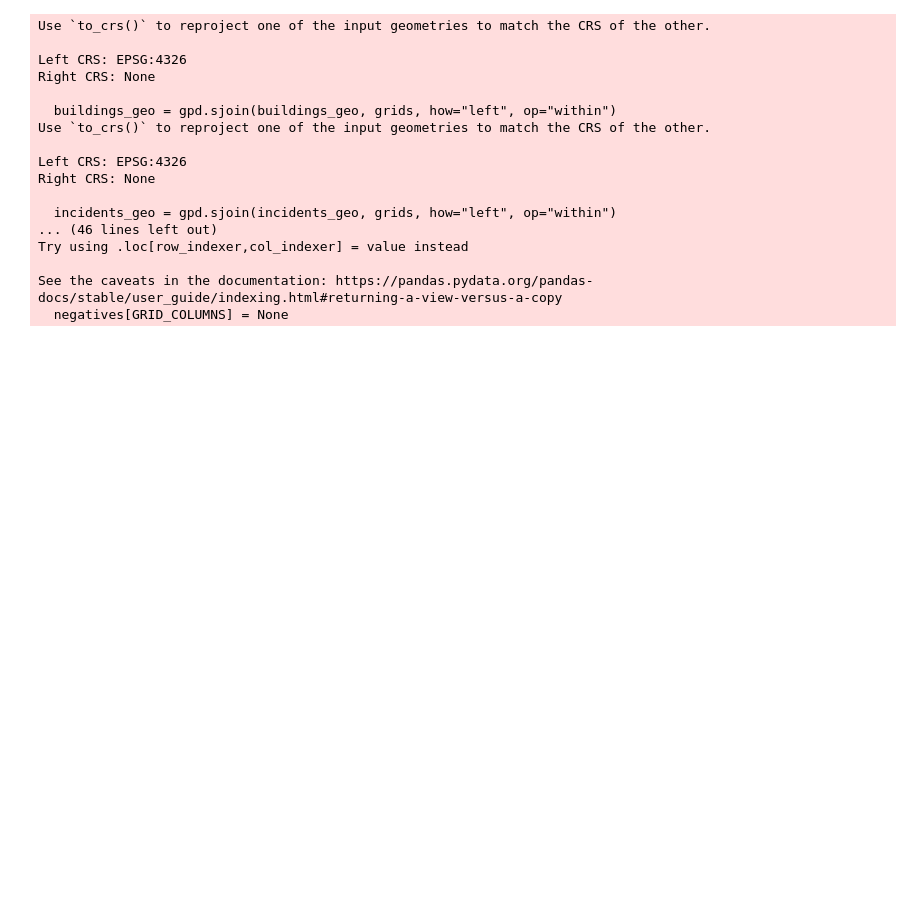
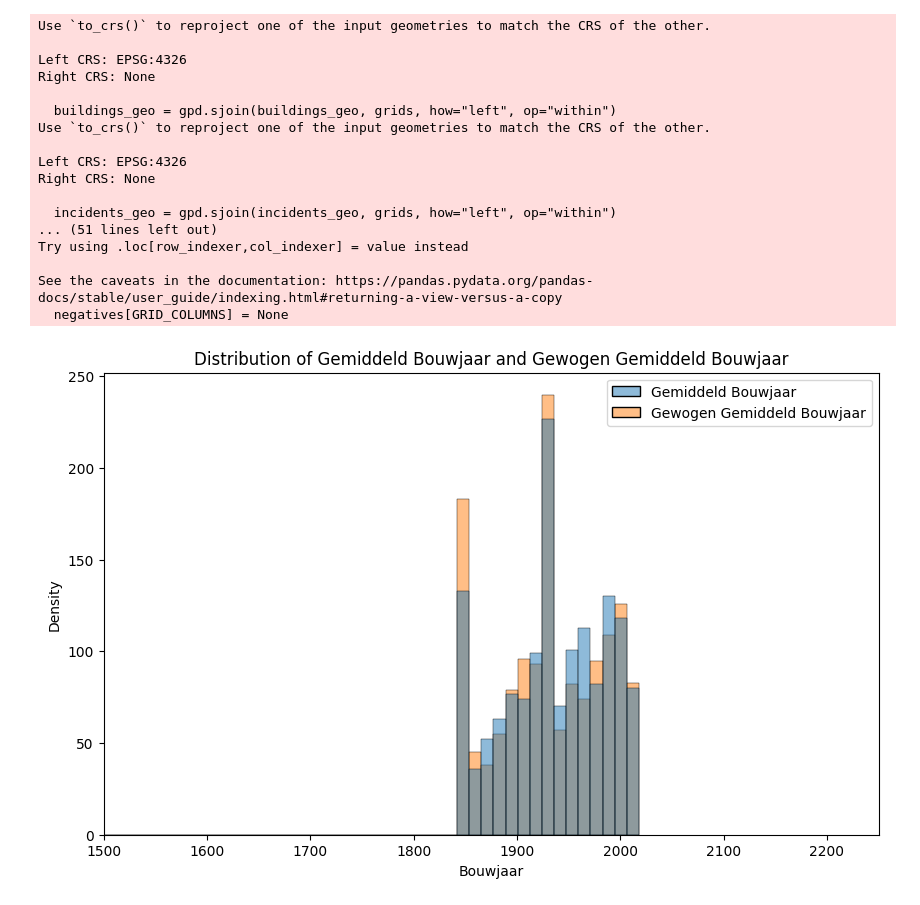
Before and after one commit to UhhBart/MSc_DSP_G2, a Jupyter notebook: create_building_set.ipynb, the cells around one changed output. Cells and saved outputs as stored; diff of their text form; code cells hidden in the pictures; blank space fills up the shorter version.

```diff
--- a/create_building_set.ipynb
+++ b/create_building_set.ipynb
@@ -97,7 +97,8 @@ INCIDENT_COLUMNS = [
 GRID_COLUMNS = [
     "grid_id",
     "has_building",
-    "Gemiddelde Bouwjaar",
+    "Gemiddeld Bouwjaar",
+    "Gewogen Gemiddeld Bouwjaar",
     "Voor 1860",
     "1860-1919",
     "1920-1939",
@@ -110,11 +111,11 @@ GRID_COLUMNS = [
 BUILDING_COLUMNS_MODEL = [
     "building_id",
     "Bouwjaar",
+    "bouwjaar_category",
     "WKT_LNG_LAT",
     "WKT_LAT_LNG",
     "LNG",
-    "LAT",
-    "bouwjaar_category"
+    "LAT"
 ]
 # %%
 # def create_grid_gdf():
@@ -217,13 +218,15 @@ def map_bouwjaar_to_category(bouwjaar):
 
 # BOUWJAAR CATEGORIE MAKEN
 buildings_geo['bouwjaar_category'] = buildings_geo['Bouwjaar'].apply(map_bouwjaar_to_category)
-
+buildings_geo['area'] = buildings_geo['WKT_LAT_LNG'].apply(lambda x: x.area)
 
 # ENRICH
 for i in grids.index:
     buildings_geo_sub = buildings_geo[buildings_geo.grid_id == i]
     if len(buildings_geo_sub) > 0:
-        grids.at[i, "Gemiddelde Bouwjaar"] = round(np.mean(buildings_geo_sub.Bouwjaar.values), 3)
+        grids.at[i, "Gemiddeld Bouwjaar"] = round(np.mean(buildings_geo_sub.Bouwjaar.values), 3)
+        weighted_avg_bouwjaar = np.average(buildings_geo_sub.Bouwjaar, weights=buildings_geo_sub.area)
+        grids.at[i, "Gewogen Gemiddeld Bouwjaar"] = round(weighted_avg_bouwjaar, 3)
         for name, count in buildings_geo_sub.bouwjaar_category.value_counts().items():
             grids.at[i, "has_building"] = True
             grids.at[i, name] = count
@@ -289,9 +292,36 @@ Left CRS: EPSG:4326
 Right CRS: None
 
   incidents_geo = gpd.sjoin(incidents_geo, grids, how="left", op="within")
-... (46 lines left out)
+... (51 lines left out)
 Try using .loc[row_indexer,col_indexer] = value instead
 
 See the caveats in the documentation: https://pandas.pydata.org/pandas-docs/stable/user_guide/indexing.html#returning-a-view-versus-a-copy
   negatives[GRID_COLUMNS] = None
+# %%
+import seaborn as sns
+import matplotlib.pyplot as plt
+
+# Assuming your DataFrame is named positive_samples
+# Combine the two columns into a single DataFrame for plotting
+plot_data = pd.DataFrame({
+    'Gemiddeld Bouwjaar': positive_samples['Gemiddeld Bouwjaar'],
+    'Gewogen Gemiddeld Bouwjaar': positive_samples['Gewogen Gemiddeld Bouwjaar']
+})
+
+# Create kernel density plots
+plt.figure(figsize=(10, 6))
+sns.histplot(data=plot_data, fill=True)
+
+# Set x-axis limits
+plt.xlim(1500, 2250)
+
+# Set labels and title
+plt.xlabel('Bouwjaar')
+plt.ylabel('Density')
+plt.title('Distribution of Gemiddeld Bouwjaar and Gewogen Gemiddeld Bouwjaar')
+
+# Show the plot
+plt.show()
+# %% [output]
+[figure, added]
 # %%
```
Also changed, not shown: parts of 1 cell of this notebook, 5 other files.
